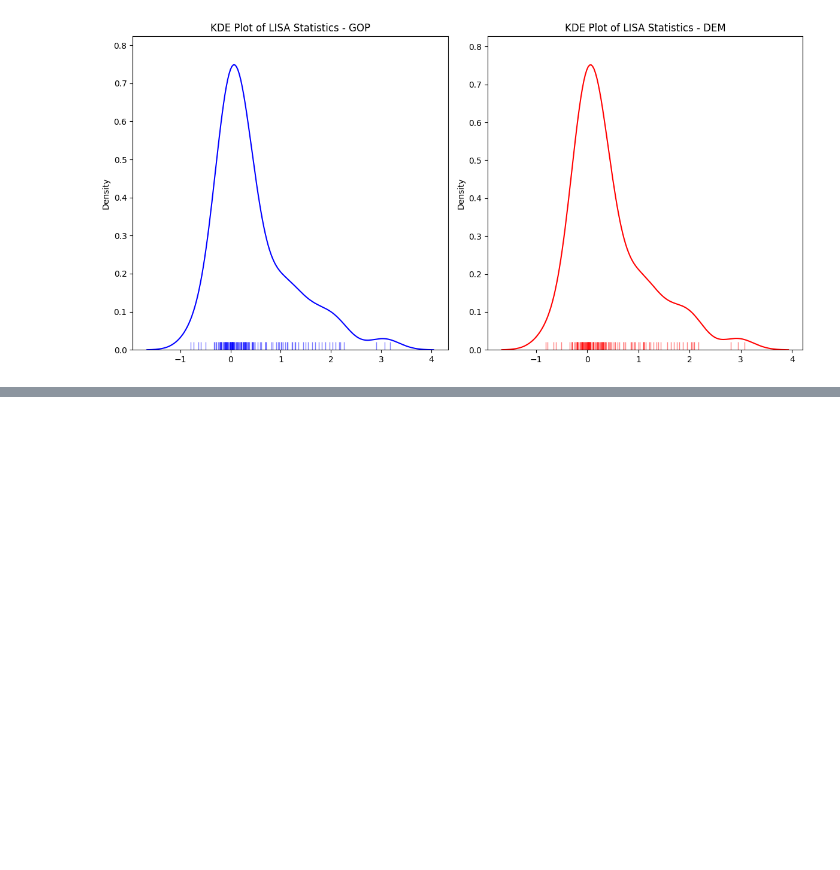
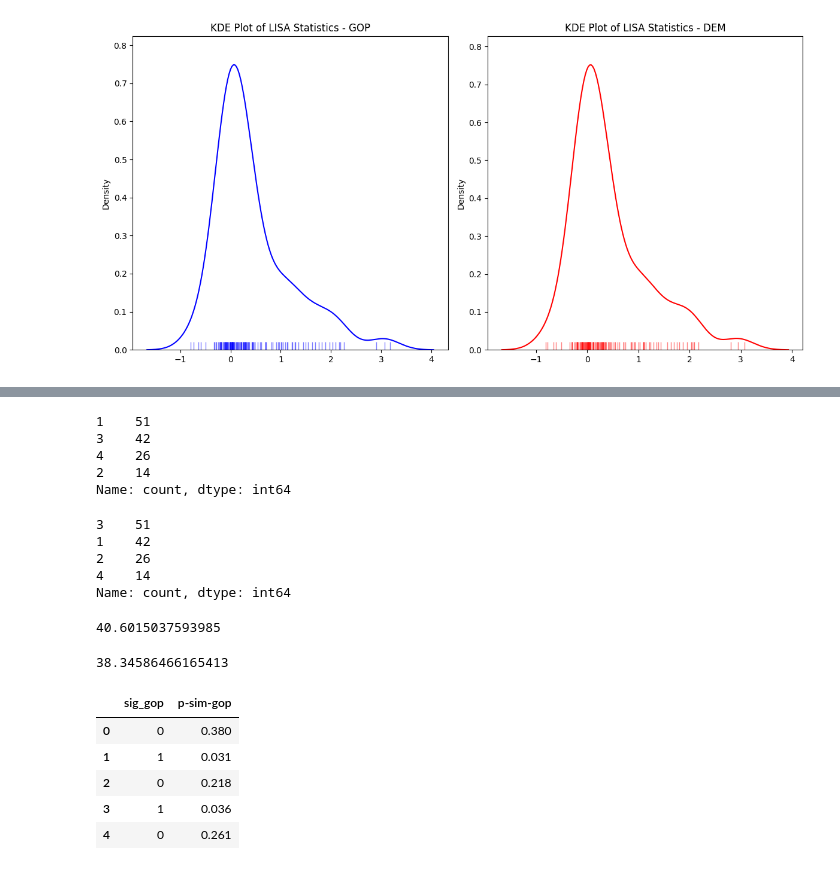
Before and after one commit to leogismap/Local_spatial_autocorrelation_2024_presidential_election_virginia, a Jupyter notebook: Local_Spatial_Autocorrelation.ipynb, the cells around one changed output, grey strips where cells are left out. Cells and saved outputs as stored; diff of their text form; code cells hidden in the pictures; blank space fills up the shorter version.

```diff
--- a/Local_Spatial_Autocorrelation.ipynb
+++ b/Local_Spatial_Autocorrelation.ipynb
@@ -365,0 +406,42 @@ plt.show()
+# %%
+counts= pandas.Series(lisa_gop.q).value_counts()
+counts
+# %% [output]
+1    51
+3    42
+4    26
+2    14
+Name: count, dtype: int64
+# %%
+counts= pandas.Series(lisa_dem.q).value_counts()
+counts
+# %% [output]
+3    51
+1    42
+2    26
+4    14
+Name: count, dtype: int64
+# %%
+(lisa_gop.p_sim < 0.05).sum() * 100 / len(lisa_gop.p_sim)
+# %% [output]
+40.6015037593985
+# %%
+(lisa_dem.p_sim < 0.05).sum() * 100 / len(lisa_dem.p_sim)
+# %% [output]
+38.34586466165413
+# %%
+# Assign pseudo P-values to `db`
+db["p-sim-gop"] = lisa_gop.p_sim
+# `1` if significant (at 5% confidence level), `0` otherwise
+sig_gop = 1 * (lisa_gop.p_sim < 0.05)
+# Assign significance flag to `db`
+db["sig_gop"] = sig_gop
+# Print top of the table to inspect
+db[["sig_gop", "p-sim-gop"]].head()
+# %% [output]
+|  | sig_gop | p-sim-gop |
+| 0 | 0 | 0.380 |
+| 1 | 1 | 0.031 |
+| 2 | 0 | 0.218 |
+| 3 | 1 | 0.036 |
+| 4 | 0 | 0.261 |
```
Also changed, not shown: parts of 15 cells of this notebook.
